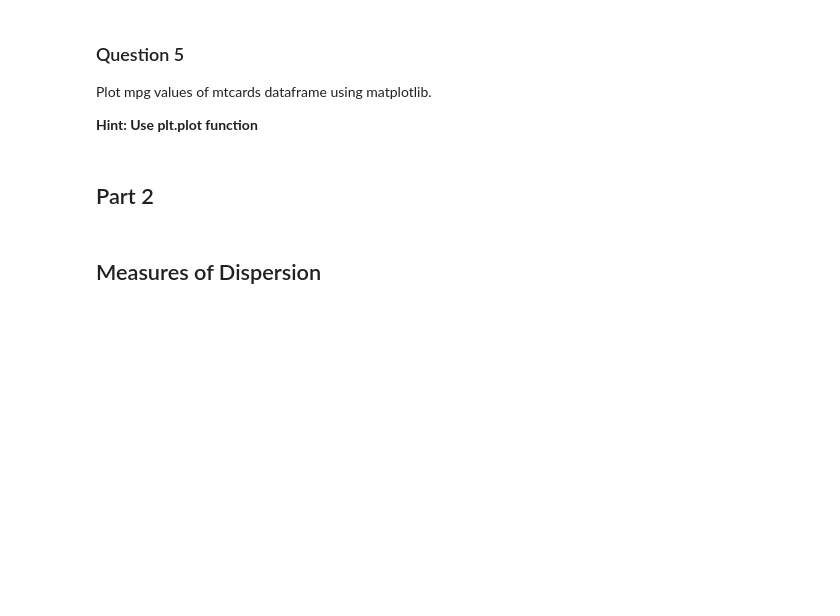
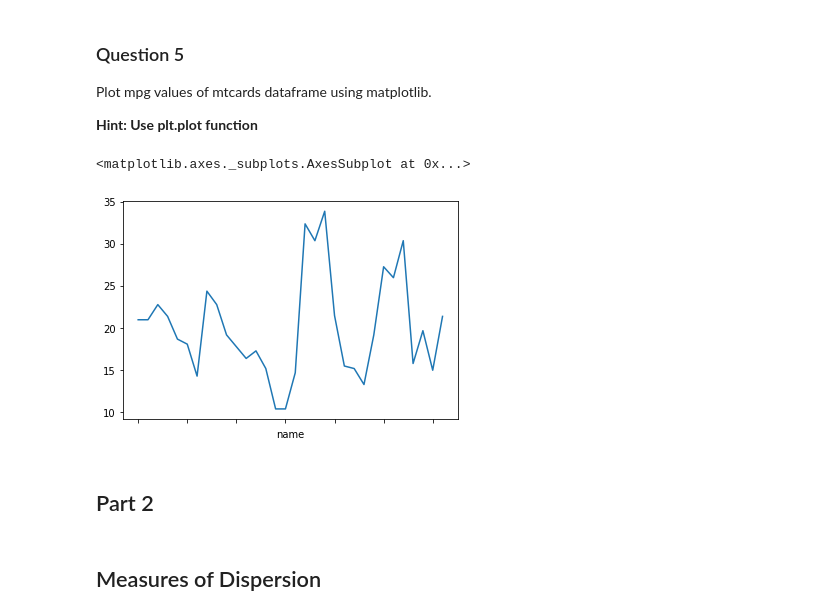
Before and after one commit to shahidshakil/aiml-ml-hyd-apr-19-batch-shahidshakil, a Jupyter notebook: R1-Lab Internal_Questions -1.ipynb, the cells around one changed output. Saved outputs shown, nothing was run; the diff lists cells and outputs as text; code cells hidden in the pictures; blank space fills up the shorter version.

```diff
--- a/R1-Lab Internal_Questions -1.ipynb
+++ b/R1-Lab Internal_Questions -1.ipynb
@@ -485,6 +677,11 @@ Find the mean of each row and each column in the given dataset.
 Plot mpg values of mtcards dataframe using matplotlib.
 
 **Hint: Use plt.plot function**
+# %%
+mtcars['mpg'].plot()
+# %% [output]
+<matplotlib.axes._subplots.AxesSubplot at 0x...>
+[figure, added]
 # %% [markdown]
 ## Part 2
 # %% [markdown]
```
Also changed, not shown: parts of 29 cells of this notebook.
